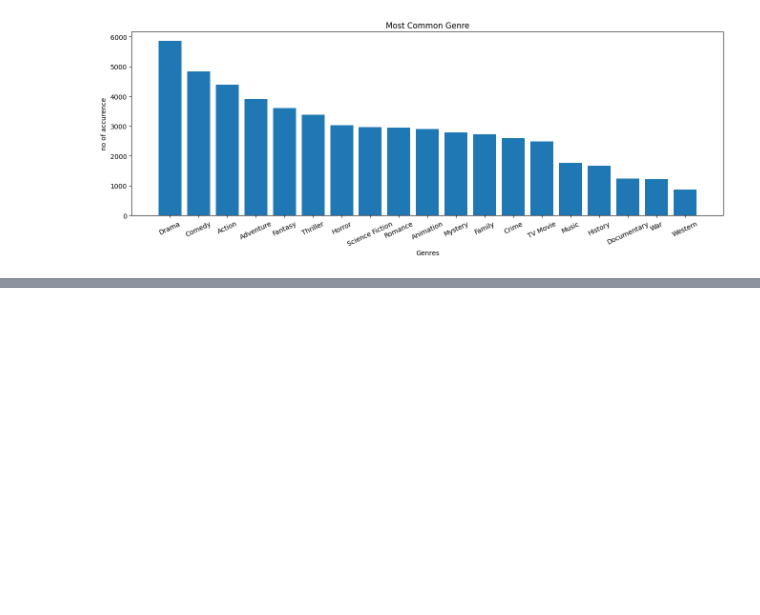
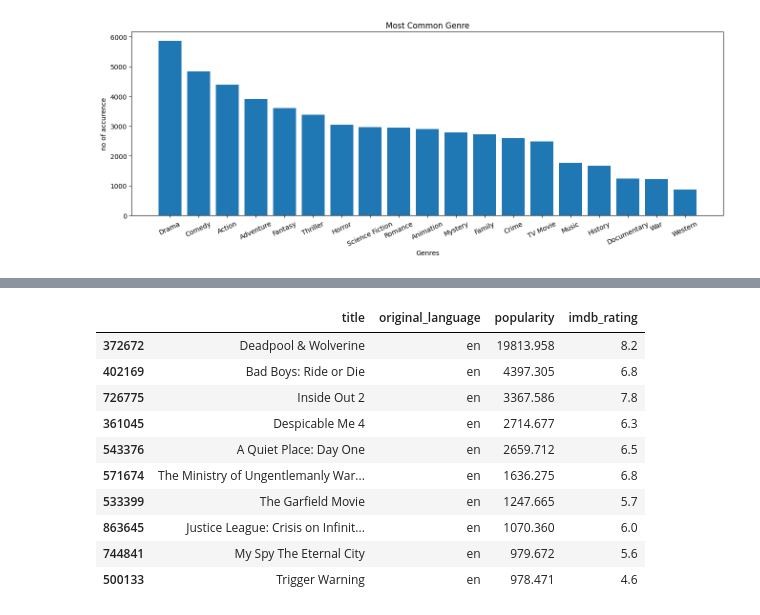
Before and after one commit to Seenuprime/Data-Analytics, a Jupyter notebook: Huge_movies_DataAnalytics.ipynb, the cells around one changed output, grey strips where cells are left out. Saved outputs shown, nothing was run; the diff lists cells and outputs as text; code cells hidden in the pictures; blank space fills up the shorter version.

```diff
--- a/Huge_movies_DataAnalytics.ipynb
+++ b/Huge_movies_DataAnalytics.ipynb
@@ -378,0 +389,15 @@ plt.xticks(rotation=25)
+# %%
+popularity_rating = df[['title', 'original_language', 'popularity', 'imdb_rating']].sort_values(by='popularity', ascending=False)
+popularity_rating.head(10)
+# %% [output]
+|  | title | original_language | popularity | imdb_rating |
+| 372672 | Deadpool & Wolverine | en | 19813.958 | 8.2 |
+| 402169 | Bad Boys: Ride or Die | en | 4397.305 | 6.8 |
+| 726775 | Inside Out 2 | en | 3367.586 | 7.8 |
+| 361045 | Despicable Me 4 | en | 2714.677 | 6.3 |
+| 543376 | A Quiet Place: Day One | en | 2659.712 | 6.5 |
+| 571674 | The Ministry of Ungentlemanly War... | en | 1636.275 | 6.8 |
+| 533399 | The Garfield Movie | en | 1247.665 | 5.7 |
+| 863645 | Justice League: Crisis on Infinit... | en | 1070.360 | 6.0 |
+| 744841 | My Spy The Eternal City | en | 979.672 | 5.6 |
+| 500133 | Trigger Warning | en | 978.471 | 4.6 |
```
Also changed, not shown: parts of 11 cells of this notebook.
